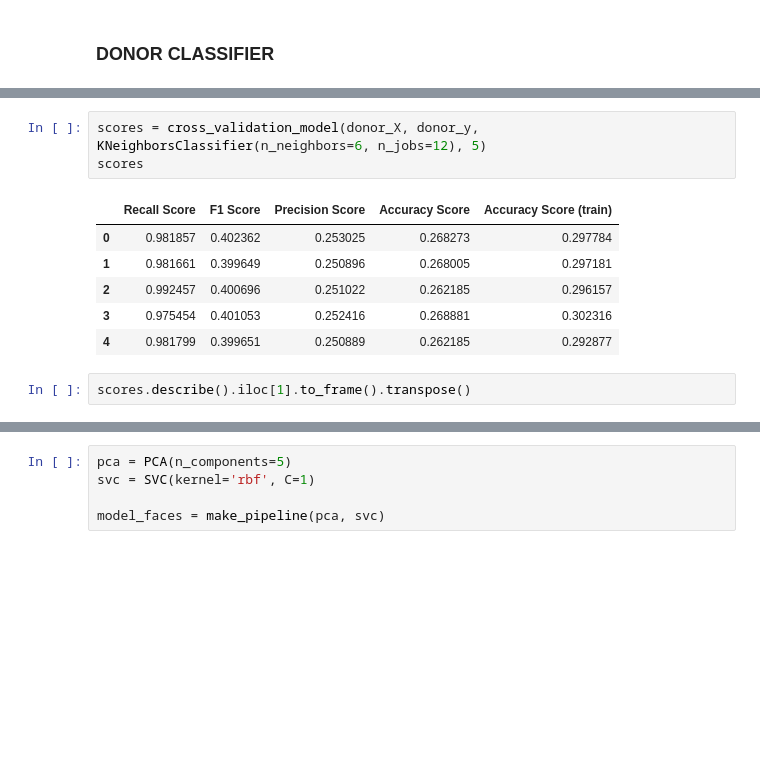
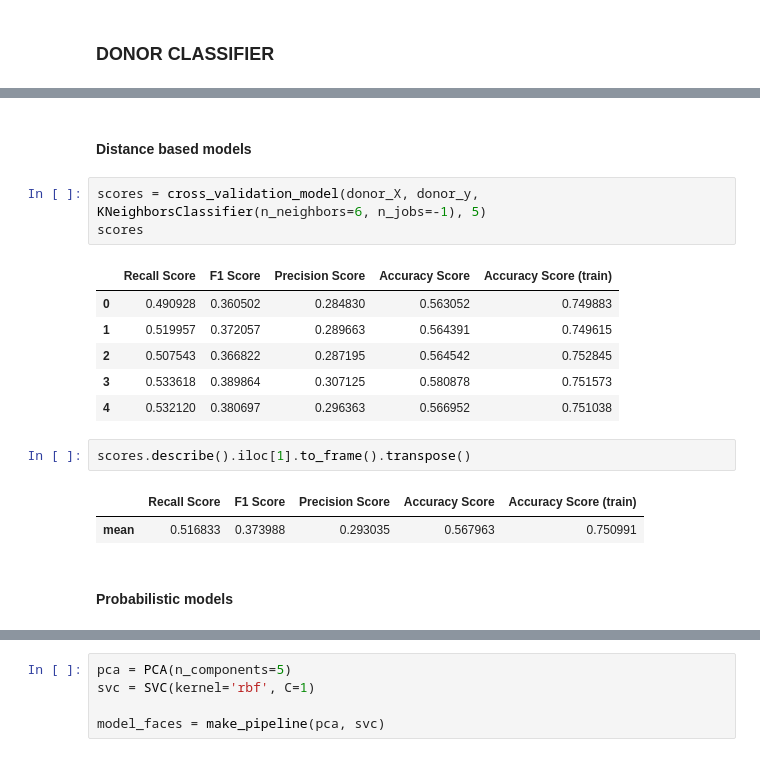
Before and after one commit to F-Madruga/Donation_Dataset_Predictions_FCUL, a Jupyter notebook: AA_202021_Project.ipynb, the cells around one changed output, grey strips where cells are left out. Drawn from its saved outputs; the diff is of its cells as text; blank space fills up the shorter version.

Commit message:
SES subset models

```diff
--- a/AA_202021_Project.ipynb
+++ b/AA_202021_Project.ipynb
@@ -649,15 +662,22 @@ scores.describe().iloc[1].to_frame().transpose()
+# %% [markdown]
+#### Distance based models
 # %%
-scores = cross_validation_model(donor_X, donor_y, KNeighborsClassifier(n_neighbors=6, n_jobs=12), 5)
+scores = cross_validation_model(donor_X, donor_y, KNeighborsClassifier(n_neighbors=6, n_jobs=-1), 5)
 scores
 # %% [output]
 |  | Recall Score | F1 Score | Precision Score | Accuracy Score | Accuracy Score (train) |
-| 0 | 0.981857 | 0.402362 | 0.253025 | 0.268273 | 0.297784 |
-| 1 | 0.981661 | 0.399649 | 0.250896 | 0.268005 | 0.297181 |
-| 2 | 0.992457 | 0.400696 | 0.251022 | 0.262185 | 0.296157 |
-| 3 | 0.975454 | 0.401053 | 0.252416 | 0.268881 | 0.302316 |
-| 4 | 0.981799 | 0.399651 | 0.250889 | 0.262185 | 0.292877 |
+| 0 | 0.490928 | 0.360502 | 0.284830 | 0.563052 | 0.749883 |
+| 1 | 0.519957 | 0.372057 | 0.289663 | 0.564391 | 0.749615 |
+| 2 | 0.507543 | 0.366822 | 0.287195 | 0.564542 | 0.752845 |
+| 3 | 0.533618 | 0.389864 | 0.307125 | 0.580878 | 0.751573 |
+| 4 | 0.532120 | 0.380697 | 0.296363 | 0.566952 | 0.751038 |
 # %%
 scores.describe().iloc[1].to_frame().transpose()
+# %% [output]
+|  | Recall Score | F1 Score | Precision Score | Accuracy Score | Accuracy Score (train) |
+| mean | 0.516833 | 0.373988 | 0.293035 | 0.567963 | 0.750991 |
+# %% [markdown]
+#### Probabilistic models
 # %%
 scores = cross_validation_model(donor_X, donor_y, GaussianNB(), 5)
 scores
```
Also changed, not shown: parts of 59 cells of this notebook.
